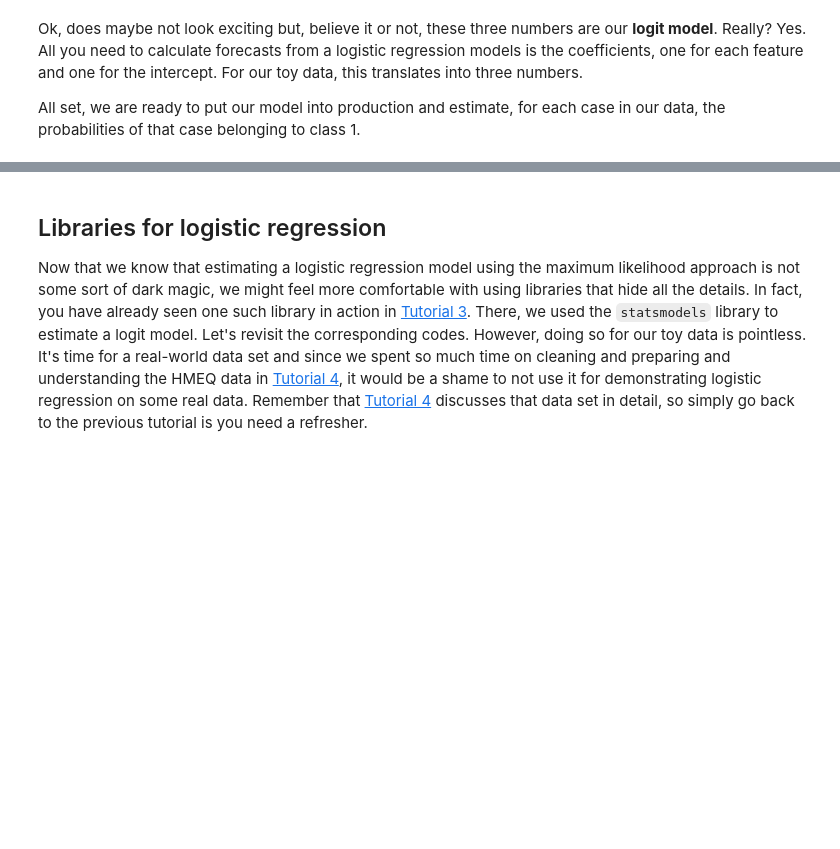
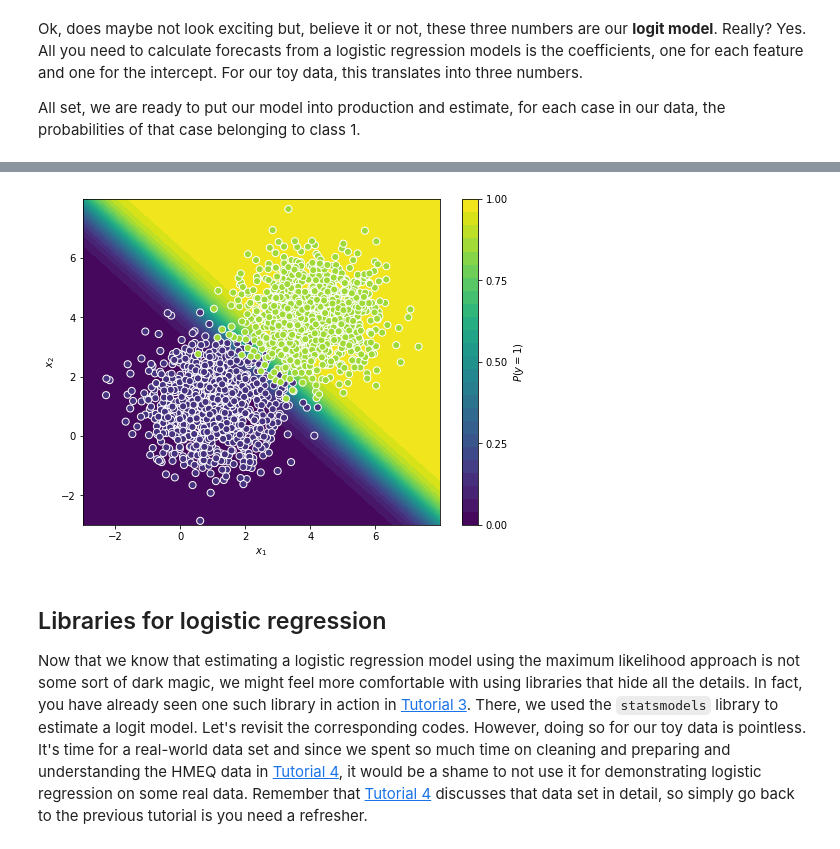
Before and after one commit to Humboldt-WI/bads, a Jupyter notebook: tutorials/5_nb_supervised_learning.ipynb, the cells around one changed output, grey strips where cells are left out. Drawn from its saved outputs; the diff is of its cells as text; code cells hidden in the pictures; blank space fills up the shorter version.

Commit message:
Revision 2 completed
Further changes needed in the prediction function of the tree

```diff
--- a/tutorials/5_nb_supervised_learning.ipynb
+++ b/tutorials/5_nb_supervised_learning.ipynb
@@ -247,3 +255,29 @@ plt.ylabel("$x_2$");
+# %%
+# Graph to depict probability predictions of the logit model
+
+xx, yy = np.mgrid[-3:8:.01, -3:8:.01]  # create input data for our logit model using mgrid
+grid = np.c_[xx.ravel(), yy.ravel()]   # then transform the data into our standard format
+
+# Calculate logit probability predictions
+probs = predict_prob(grid, beta, fit_intercept=True)
+
+# Reshape to facilitate plotting
+probs = probs.reshape(xx.shape)
+
+# Plot logit predictions
+f, ax = plt.subplots(figsize=(8, 6))
+contour = ax.contourf(xx, yy, probs, 25,  vmin=0, vmax=1)
+ax_c = f.colorbar(contour)
+ax_c.set_label("$P(y = 1)$")
+ax_c.set_ticks([0, .25, .5, .75, 1])
+
+# Plott the actual data points
+# We alter the format of the scatter plot to ensure that data points are visible
+ax.scatter(X[:,0], X[:,1], c=y, s=50, vmin=-.2, vmax=1.2, edgecolor="white", linewidth=1);
+plt.xlabel("$x_1$");
+plt.ylabel("$x_2$");
+# %% [output]
+[figure, added]
 # %% [markdown]
 ## Libraries for logistic regression
 
```
Also changed, not shown: parts of 15 cells of this notebook.
